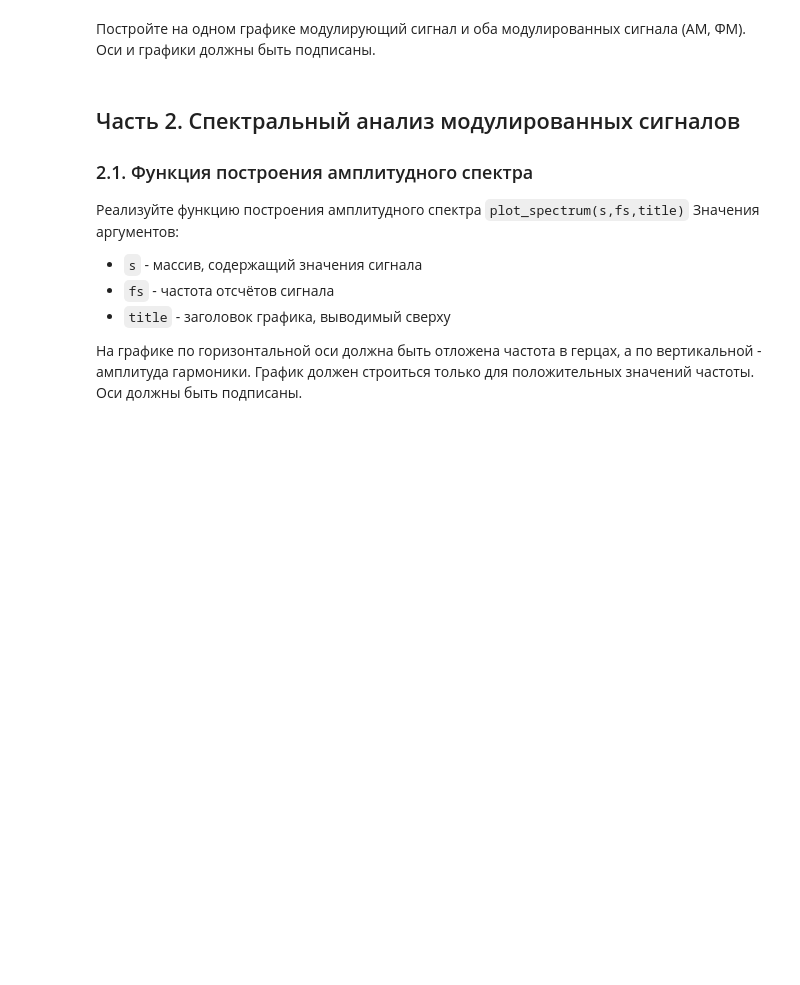
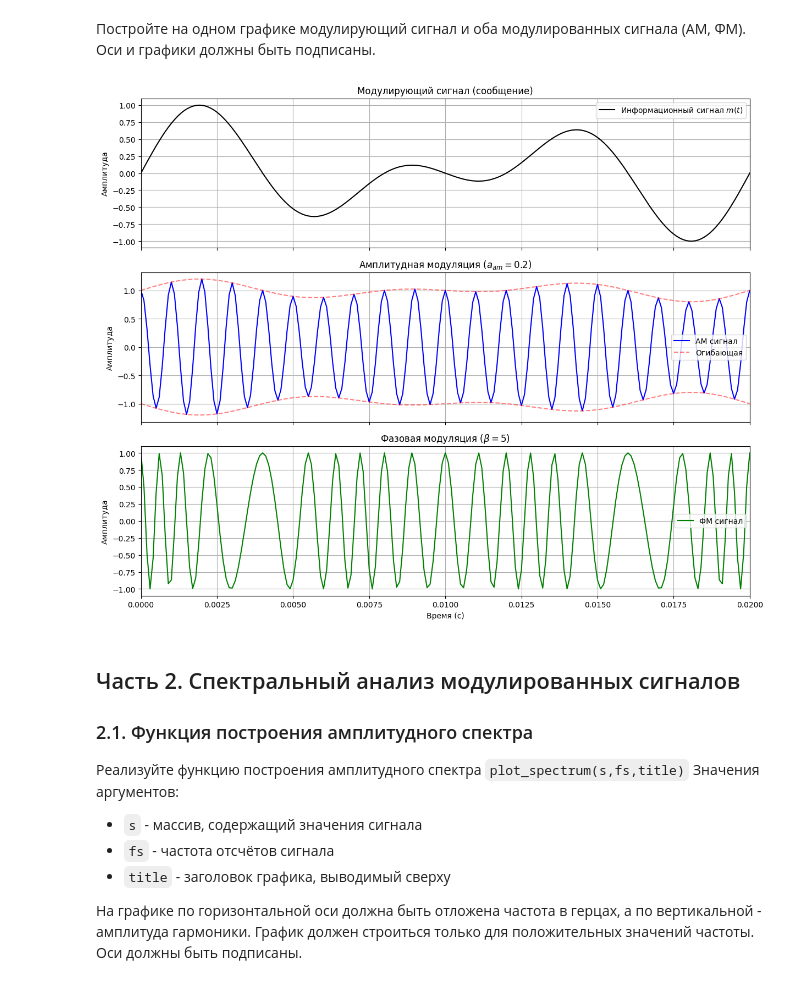
Before and after one commit to korzhimanov/dsp-seminars, a Jupyter notebook: seminars/2.ipynb, the cells around one changed output. Cells and saved outputs as stored; diff of their text form; code cells hidden in the pictures; blank space fills up the shorter version.

```diff
--- a/seminars/2.ipynb
+++ b/seminars/2.ipynb
@@ -67,3 +68,6 @@ s_am = []
+# %%
+a_am = 0.2
+s_am = Ac * (1 + a_am * m_t) * np.cos(2 * np.pi * fc * t)
 # %% [markdown]
 ### 1.4. Фазовая модуляция (ФМ)
 
@@ -79,5 +80,37 @@ s_pm = []
+# %%
+beta_pm = 5
+s_pm = Ac * np.cos(2 * np.pi * fc * t + beta_pm * m_t)
 # %% [markdown]
 Постройте на одном графике модулирующий сигнал и оба модулированных сигнала (АМ, ФМ). Оси и графики должны быть подписаны.
+# %%
+fig, axs = plt.subplots(3, 1, figsize=(12, 10), sharex=True)
+
+axs[0].plot(t, m_t, 'k', label='Информационный сигнал $m(t)$')
+axs[0].set_title('Модулирующий сигнал (сообщение)')
+axs[0].set_ylabel('Амплитуда')
+axs[0].grid(True)
+axs[0].legend()
+
+axs[1].plot(t, s_am, 'b', label='АМ сигнал')
+axs[1].plot(t, Ac*(1 + a_am * m_t), 'r--', alpha=0.5, label='Огибающая')
+axs[1].plot(t, -Ac*(1 + a_am * m_t), 'r--', alpha=0.5)
+axs[1].set_title(f'Амплитудная модуляция ($a_{{am}} = {a_am}$)')
+axs[1].set_ylabel('Амплитуда')
+axs[1].grid(True)
+axs[1].legend()
+
+axs[2].plot(t, s_pm, 'g', label='ФМ сигнал')
+axs[2].set_title(f'Фазовая модуляция ($\\beta = {beta_pm}$)')
+axs[2].set_xlabel('Время (с)')
+axs[2].set_ylabel('Амплитуда')
+axs[2].grid(True)
+axs[2].legend()
+
+plt.tight_layout()
+plt.xlim(0, 0.02)
+plt.show()
+# %% [output]
+[figure, added]
 # %% [markdown]
 ## Часть 2. Спектральный анализ модулированных сигналов
 
```
Also changed, not shown: parts of 37 cells of this notebook.
